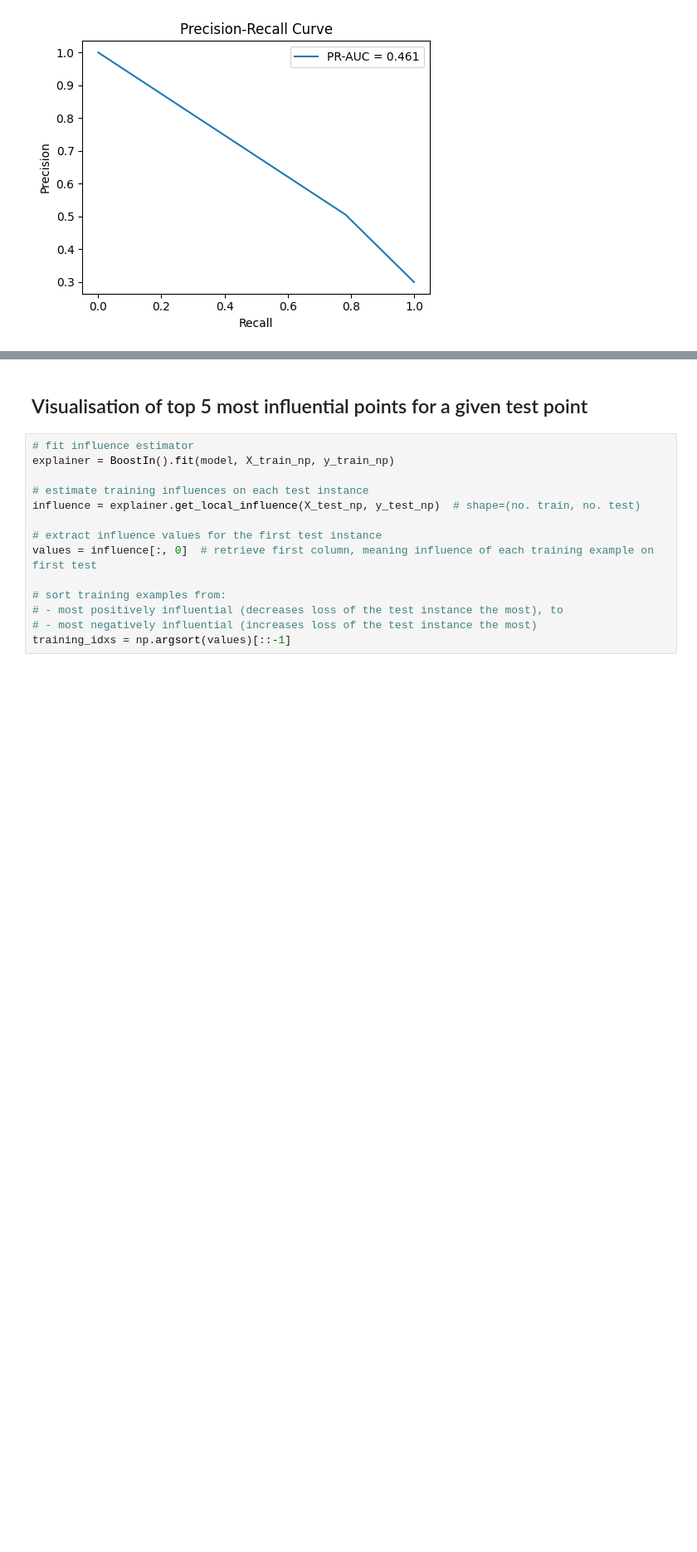
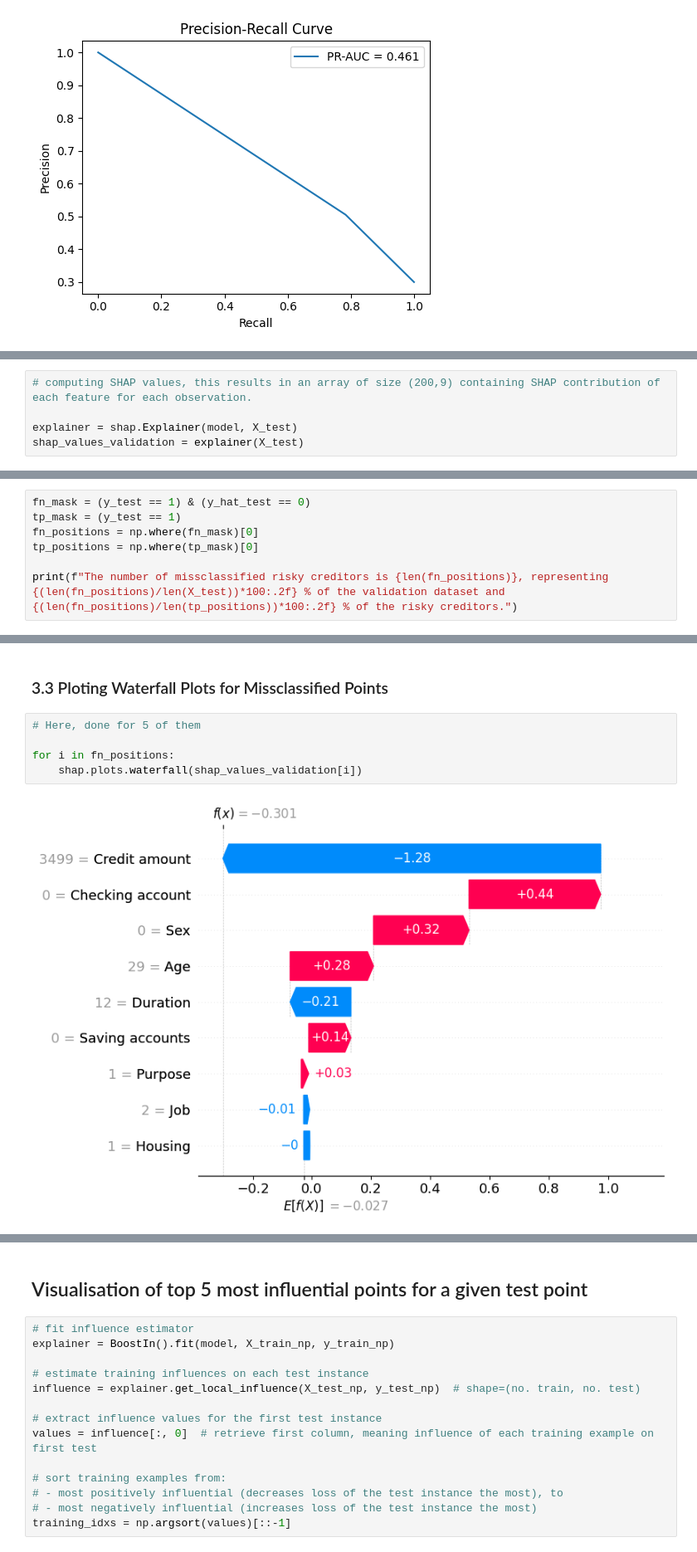
Before and after one commit to zoeguelenne-sys/INFO-H512, a Jupyter notebook: zoé_notebook.ipynb, the cells around one changed output, grey strips where cells are left out. Shown at 83% size. Saved outputs shown, nothing was run; the diff lists cells and outputs as text; blank space fills up the shorter version.

Commit message:
Waterfall plots

```diff
--- a/zoé_notebook.ipynb
+++ b/zoé_notebook.ipynb
@@ -272,0 +282,5 @@ plot_curves(y_test, y_hat_test)
+# %%
+# computing SHAP values, this results in an array of size (200,9) containing SHAP contribution of each feature for each observation.
+
+explainer = shap.Explainer(model, X_test)
+shap_values_validation = explainer(X_test)
@@ -272,0 +289,7 @@ plot_curves(y_test, y_hat_test)
+# %%
+fn_mask = (y_test == 1) & (y_hat_test == 0)
+tp_mask = (y_test == 1)
+fn_positions = np.where(fn_mask)[0]
+tp_positions = np.where(tp_mask)[0]
+
+print(f"The number of missclassified risky creditors is {len(fn_positions)}, representing {(len(fn_positions)/len(X_test))*100:.2f} % of the validation dataset and {(len(fn_positions)/len(tp_positions))*100:.2f} % of the risky creditors.")
@@ -272,0 +315,9 @@ plot_curves(y_test, y_hat_test)
+# %% [markdown]
+### 3.3 Ploting Waterfall Plots for Missclassified Points
+# %%
+# Here, done for 5 of them
+
+for i in fn_positions:
+    shap.plots.waterfall(shap_values_validation[i])
+# %% [output]
+[figure, added]
```
Also changed, not shown: parts of 7 cells of this notebook, 1 other file.
